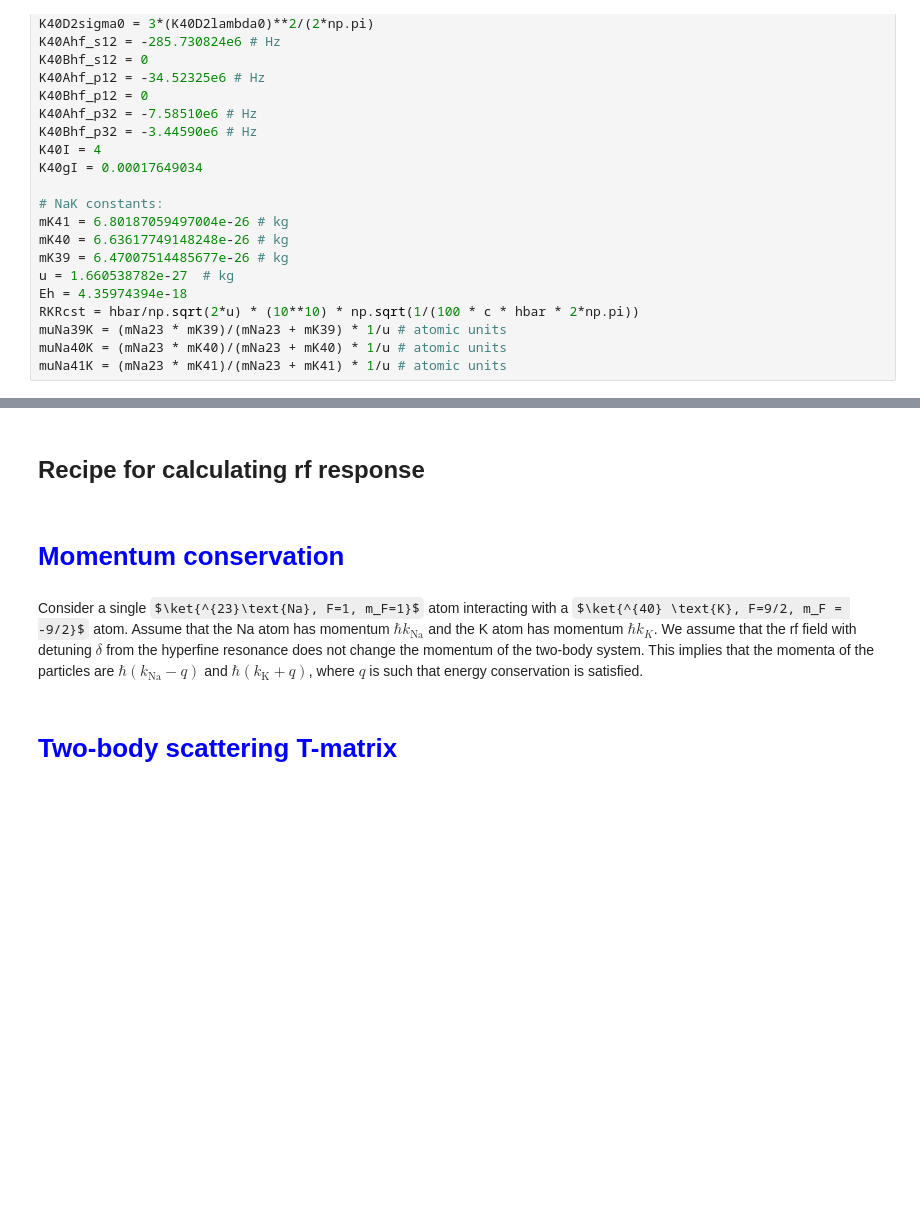
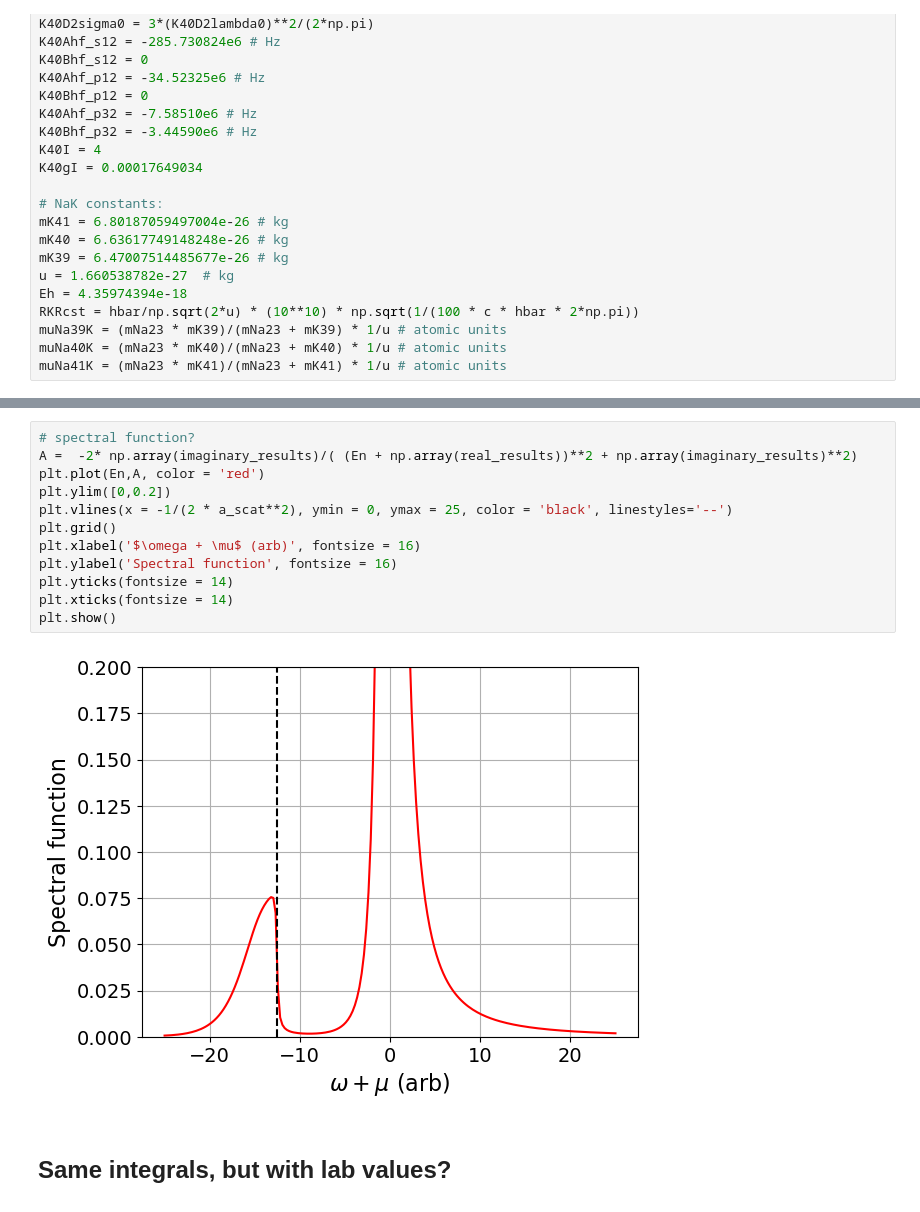
Before and after one commit to huanium/huanium, a Jupyter notebook: MIT_PhD/Fermi1/free-to-free-lineshape/free_impurity_rf_response.ipynb, the cells around one changed output, grey strips where cells are left out. Saved outputs shown, nothing was run; the diff lists cells and outputs as text; some formulas as TeX source; blank space fills up the shorter version.

```diff
--- a/MIT_PhD/Fermi1/free-to-free-lineshape/free_impurity_rf_response.ipynb
+++ b/MIT_PhD/Fermi1/free-to-free-lineshape/free_impurity_rf_response.ipynb
@@ -119,8 +146,16 @@ What we're after is the lineshape of the $^{40}$ K $m_F = -9/2 \to m_F = -7/2$ t
+# %%
+# spectral function?
+A =  -2* np.array(imaginary_results)/( (En + np.array(real_results))**2 + np.array(imaginary_results)**2)
+plt.plot(En,A, color = 'red')
+plt.ylim([0,0.2])
+plt.vlines(x = -1/(2 * a_scat**2), ymin = 0, ymax = 25, color = 'black', linestyles='--')
+plt.grid()
+plt.xlabel('$\omega + \mu$ (arb)', fontsize = 16)
+plt.ylabel('Spectral function', fontsize = 16)
+plt.yticks(fontsize = 14)
+plt.xticks(fontsize = 14)
+plt.show()
+# %% [output]
+[figure, added]
 # %% [markdown]
-# <font size = 5>Recipe for calculating rf response</font>
+# <font size = 5>Same integrals, but with lab values?</font>
-# %% [markdown]
-# <font size = 4, color=Blue>Momentum conservation</font>
-# %% [markdown]
-Consider a single $\ket{^{23}\text{Na}, F=1, m_F=1}$ atom interacting with a $\ket{^{40} \text{K}, F=9/2, m_F = -9/2}$ atom. Assume that the Na atom has momentum $\hbar k_\text{Na}$ and the K atom has momentum $\hbar k_{K}$. We assume that the rf field with detuning $\delta$ from the hyperfine resonance does not change the momentum of the two-body system. This implies that the momenta of the particles are $\hbar (k_\text{Na} - q)$ and $\hbar (k_\text{K} + q)$, where $q$ is such that energy conservation is satisfied.
-# %% [markdown]
-# <font size = 4, color=Blue>Two-body scattering T-matrix</font>
```
Also changed, not shown: parts of 19 cells of this notebook, 18 other files.
